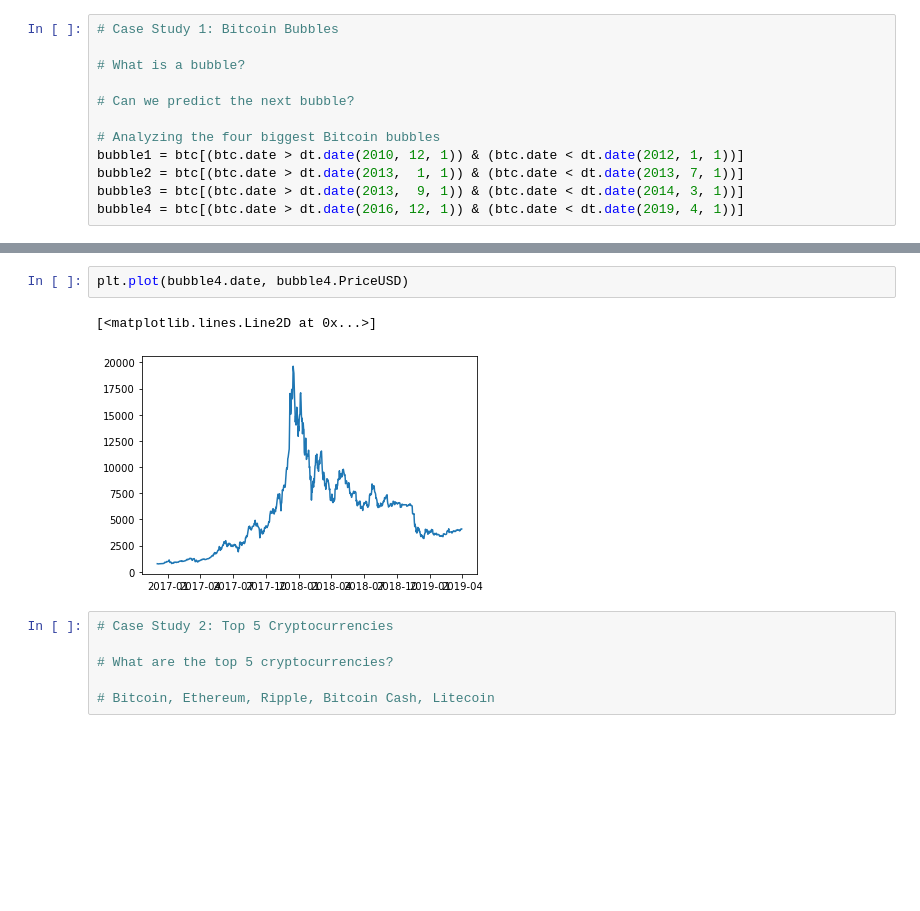
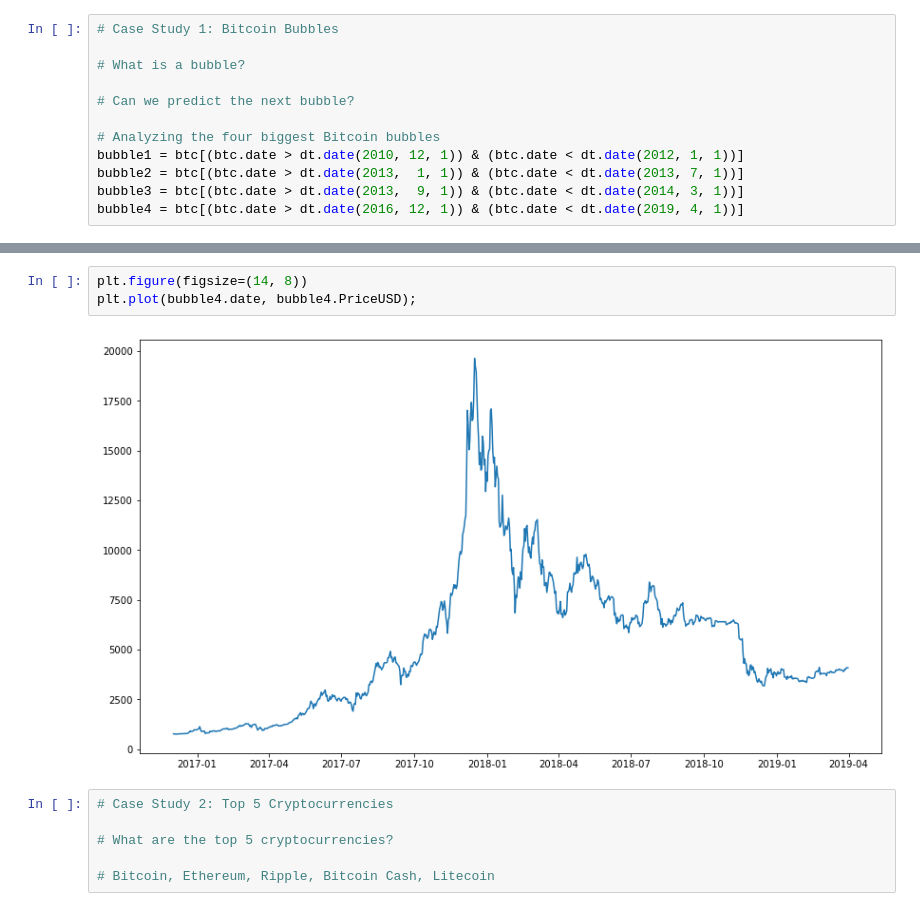
Before and after one commit to jcastrence/jcastrence.github.io, a Jupyter notebook: data_science_tutorial.ipynb, the cells around one changed output, grey strips where cells are left out. Saved outputs shown, nothing was run; the diff lists cells and outputs as text; blank space fills up the shorter version.

```diff
--- a/Untitled.ipynb
+++ b/data_science_tutorial.ipynb
@@ -267,8 +318,8 @@ plt.plot(bubble3.date, bubble3.PriceUSD)
 # %%
-plt.plot(bubble4.date, bubble4.PriceUSD)
+plt.figure(figsize=(14, 8))
+plt.plot(bubble4.date, bubble4.PriceUSD);
 # %% [output]
-[<matplotlib.lines.Line2D at 0x...>]
-[figure, old version]
+[figure, new version]
 # %%
 # Case Study 2: Top 5 Cryptocurrencies
 
```
Also changed, not shown: parts of 16 cells of this notebook, 1 other file.
